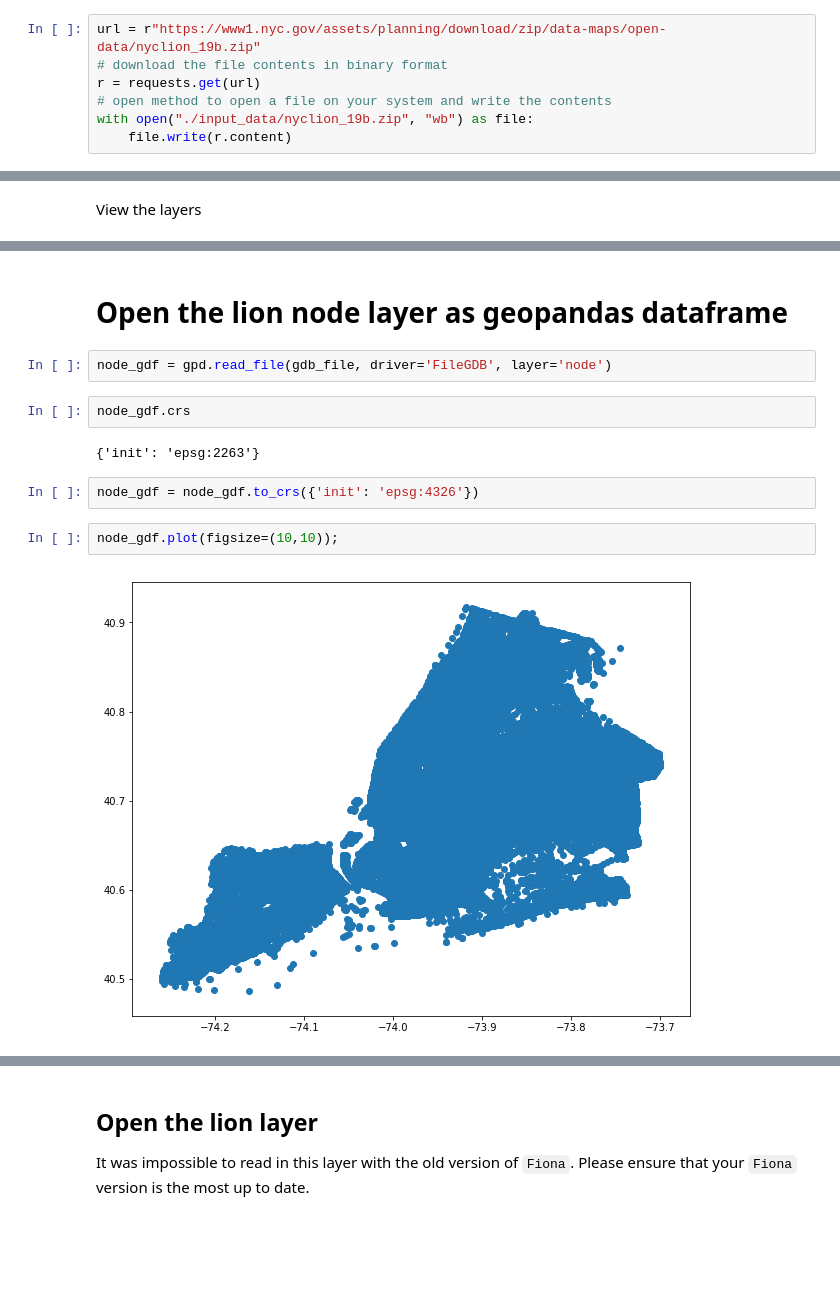
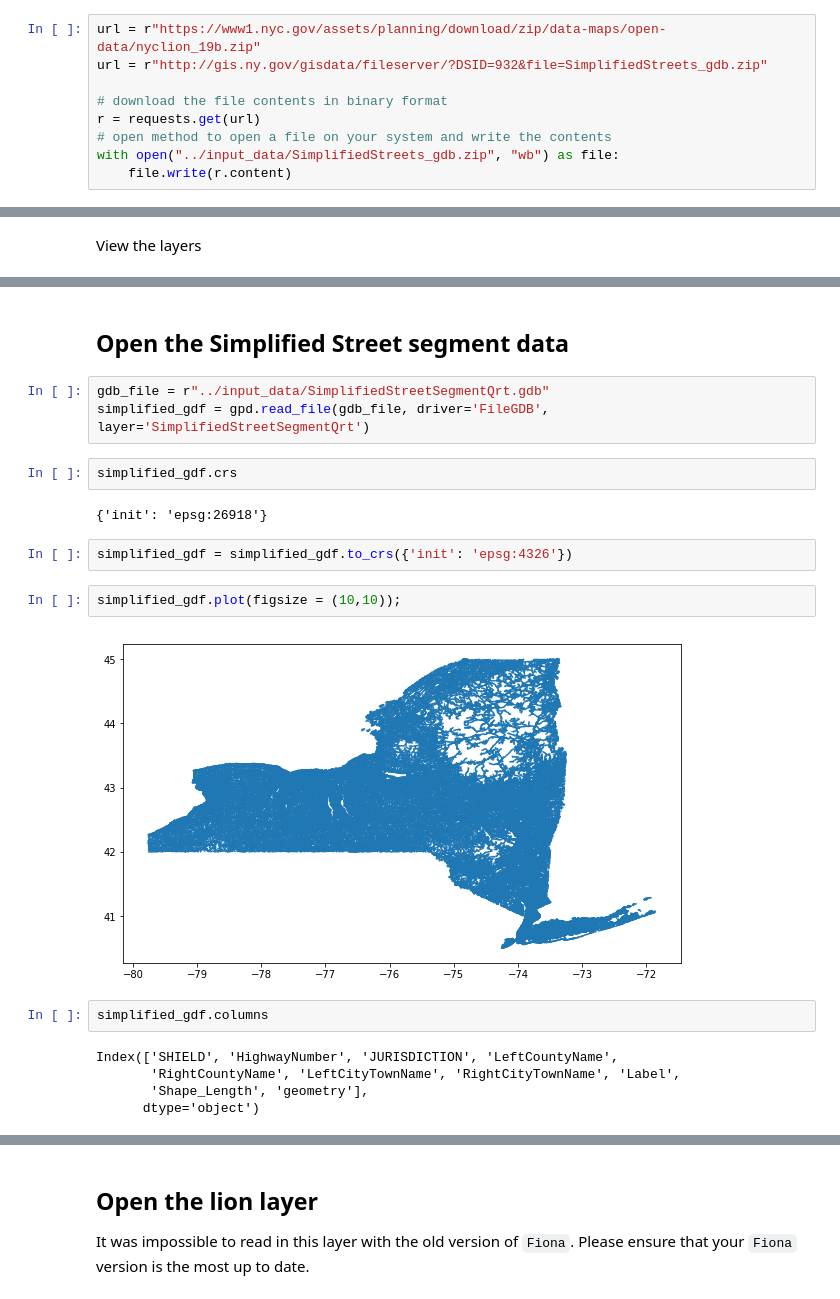
Before and after one commit to jeremysze/GIS_exploration, a Jupyter notebook: code/networkdistance_lion.ipynb, the cells around one changed output, grey strips where cells are left out. Drawn from its saved outputs; the diff is of its cells as text; blank space fills up the shorter version.

```diff
--- a/code/networkdistance_lion.ipynb
+++ b/code/networkdistance_lion.ipynb
@@ -38,9 +38,11 @@ print(fiona.__version__)
 - This does not need to be run repeatedly
 # %%
 url = r"https://www1.nyc.gov/assets/planning/download/zip/data-maps/open-data/nyclion_19b.zip"
+url = r"http://gis.ny.gov/gisdata/fileserver/?DSID=932&file=SimplifiedStreets_gdb.zip"
+
 # download the file contents in binary format
 r = requests.get(url)
 # open method to open a file on your system and write the contents
-with open("./input_data/nyclion_19b.zip", "wb") as file:
+with open("../input_data/SimplifiedStreets_gdb.zip", "wb") as file:
     file.write(r.content)
 # %%
@@ -91,15 +92,23 @@ lion
-# %% [markdown]
-# Open the lion node layer as geopandas dataframe
+# %% [markdown]
+## Open the Simplified Street segment data
 # %%
-node_gdf = gpd.read_file(gdb_file, driver='FileGDB', layer='node')
+gdb_file = r"../input_data/SimplifiedStreetSegmentQrt.gdb"
+simplified_gdf = gpd.read_file(gdb_file, driver='FileGDB', layer='SimplifiedStreetSegmentQrt')
 # %%
-node_gdf.crs
+simplified_gdf.crs
 # %% [output]
-{'init': 'epsg:2263'}
+{'init': 'epsg:26918'}
 # %%
-node_gdf = node_gdf.to_crs({'init': 'epsg:4326'})
+simplified_gdf = simplified_gdf.to_crs({'init': 'epsg:4326'})
 # %%
-node_gdf.plot(figsize=(10,10));
+simplified_gdf.plot(figsize = (10,10));
 # %% [output]
-[figure, old version]
+[figure, new version]
+# %%
+simplified_gdf.columns
+# %% [output]
+Index(['SHIELD', 'HighwayNumber', 'JURISDICTION', 'LeftCountyName',
+       'RightCountyName', 'LeftCityTownName', 'RightCityTownName', 'Label',
+       'Shape_Length', 'geometry'],
+      dtype='object')
 # %%
```
Also changed, not shown: parts of 56 cells of this notebook.
